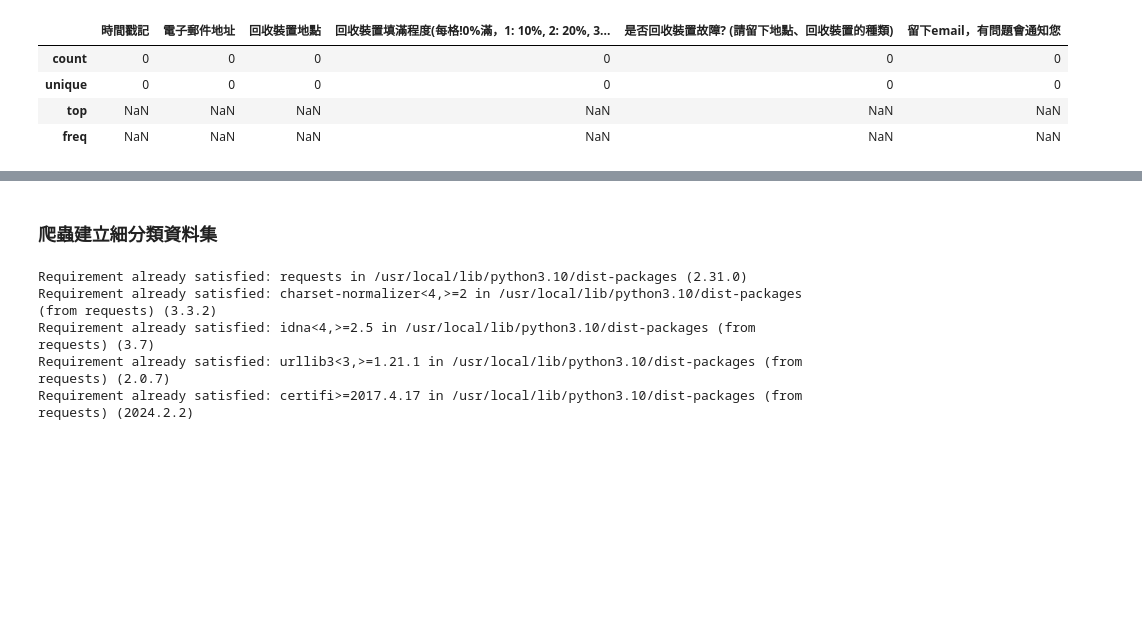
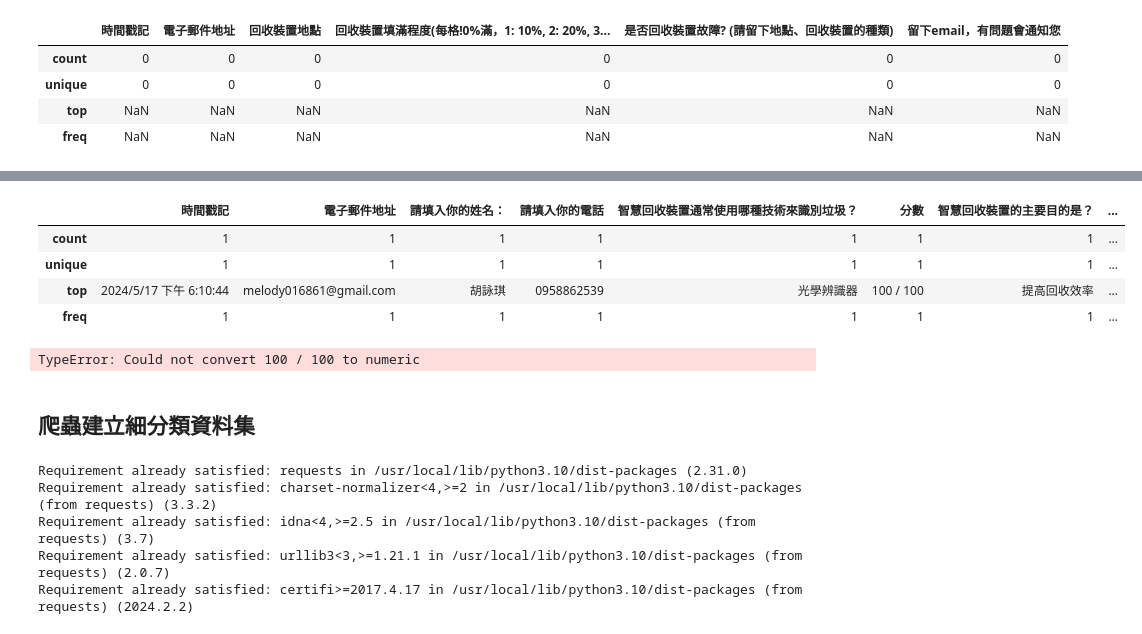
Before and after one commit to ylin08051005/AIDcard.github.io, a Jupyter notebook: AIDcard.ipynb, the cells around one changed output, grey strips where cells are left out. Cells and saved outputs as stored; diff of their text form; code cells hidden in the pictures; blank space fills up the shorter version.

```diff
--- a/AIDcard.ipynb
+++ b/AIDcard.ipynb
@@ -147,5 +166,52 @@ result
+# %%
+# 步驟二：讀取 Google Sheet 試算表內的資料
+
+# 讀取 google sheet
+
+workbook = gc.open_by_key('1y6XBFT8_lU5IF8kkkSsej3E5Z809ePHH7mgkIBVliWI')
+
+# 讀取特定的 tab
+# sheet = workbook.worksheet('回收紀錄')
+# 读取特定的工作表，假设它是第一个工作表（索引为 0）
+sheet = workbook.get_worksheet(0)
+# %%
+# 步驟三：將 Google Sheet 內資料轉變成 Python 內的 DataFrame (表格) 形式
+
+# pandas: 將表格轉換成dataframe來處理
+
+import pandas as pd
+values = sheet.get_all_values()
+df = pd.DataFrame(values[1:], columns=values[0])
+# %%
+# Python 數據分析基礎：算術統計
+
+result = df.describe()
+result
+# %% [output]
+|  | 時間戳記 | 電子郵件地址 | 請填入你的姓名： | 請填入你的電話 | 智慧回收裝置通常使用哪種技術來識別垃圾？ | 分數 | 智慧回收裝置的主要目的是？ | ... |
+| count | 1 | 1 | 1 | 1 | 1 | 1 | 1 | ... |
+| unique | 1 | 1 | 1 | 1 | 1 | 1 | 1 | ... |
+| top | 2024/5/17 下午 6:10:44 | melody016861@gmail.com | 胡詠琪 | 0958862539 | 光學辨識器 | 100 / 100 | 提高回收效率 | ... |
+| freq | 1 | 1 | 1 | 1 | 1 | 1 | 1 | ... |
+# %%
+# 提取分数列
+scores = df['分數']
+
+# 分析
+average_score = scores.mean()  # 平均分
+max_score = scores.max()  # 最高分
+min_score = scores.min()  # 最低分
+score_range = max_score - min_score  # 分数范围
+
+# 输出结果
+print("平均分:", average_score)
+print("最高分:", max_score)
+print("最低分:", min_score)
+print("分数范围:", score_range)
+# %% [output]
+TypeError: Could not convert 100 / 100 to numeric
 # %% [markdown]
-### 爬蟲建立細分類資料集
+## 爬蟲建立細分類資料集
 # %%
 # 先下載Request套件，以對網路發送請求
 !pip install requests
```
Also changed, not shown: parts of 5 cells of this notebook.
